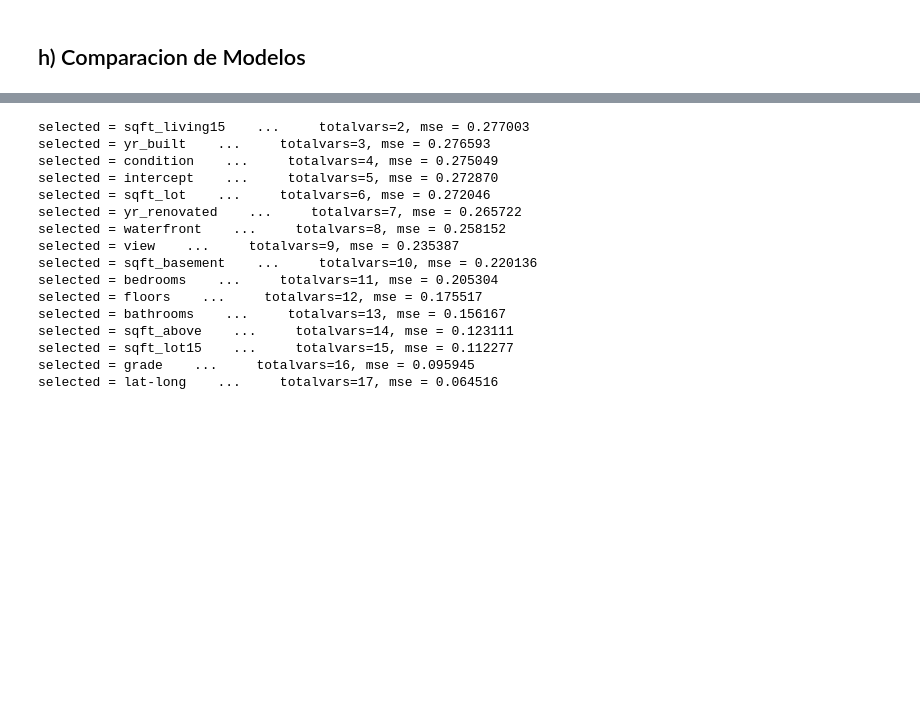
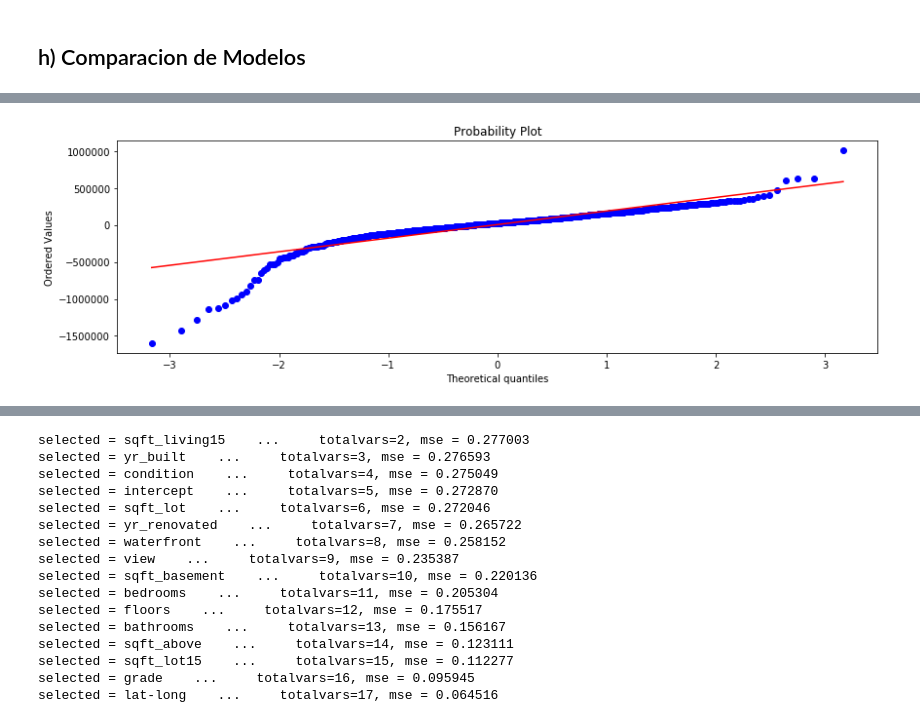
Before and after one commit to VitoVoti/ML_T1_LinReg, a Jupyter notebook: Tarea1 .ipynb, the cells around one changed output, grey strips where cells are left out. Saved outputs shown, nothing was run; the diff lists cells and outputs as text; code cells hidden in the pictures; blank space fills up the shorter version.

```diff
--- a/Tarea1 .ipynb
+++ b/Tarea1 .ipynb
@@ -481,0 +485,5 @@ plt.show()
+# %%
+stats.probplot(residuos_A, dist="norm", plot=plt)
+plt.show()
+# %% [output]
+[figure, added]
```
Also changed, not shown: parts of 38 cells of this notebook.
